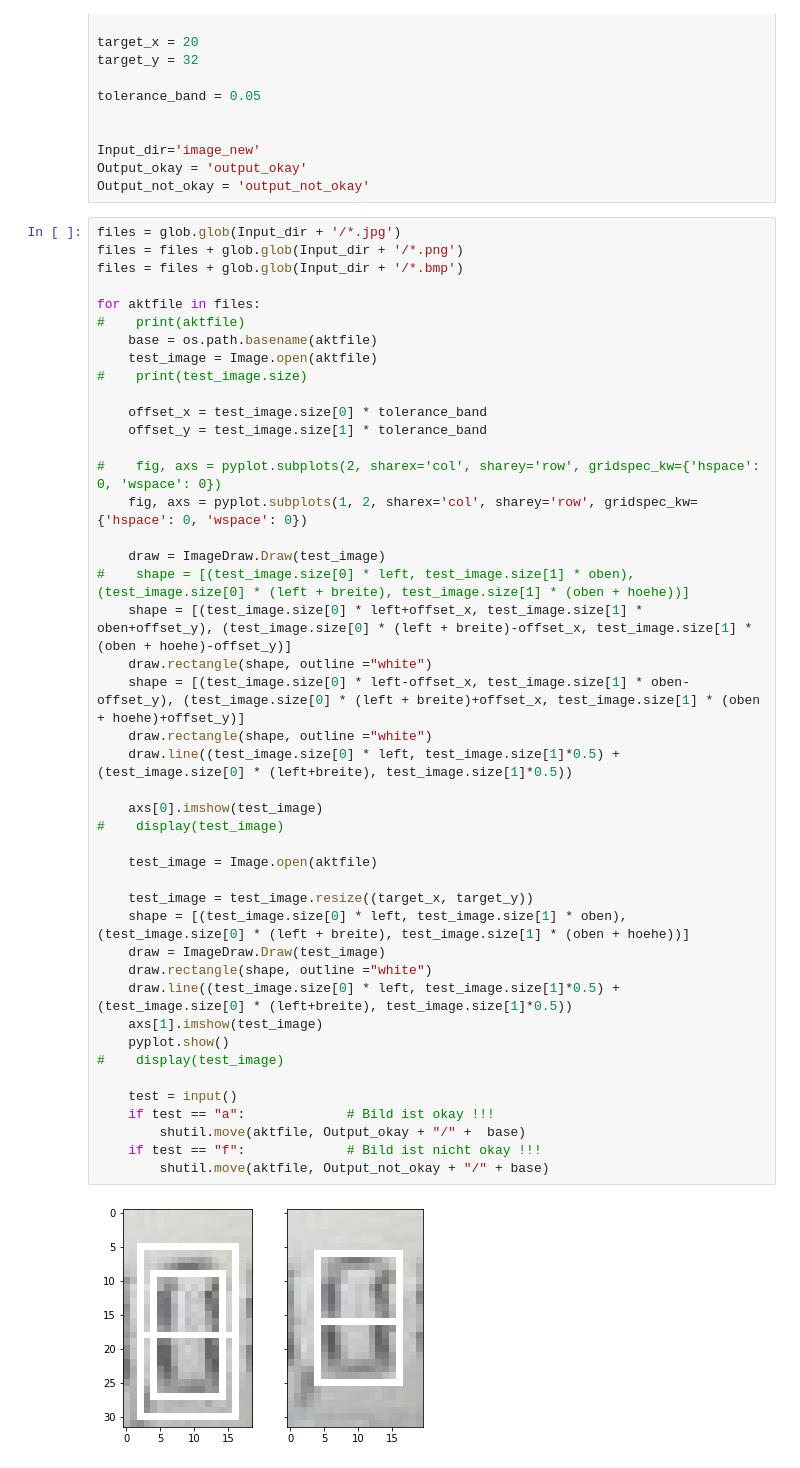
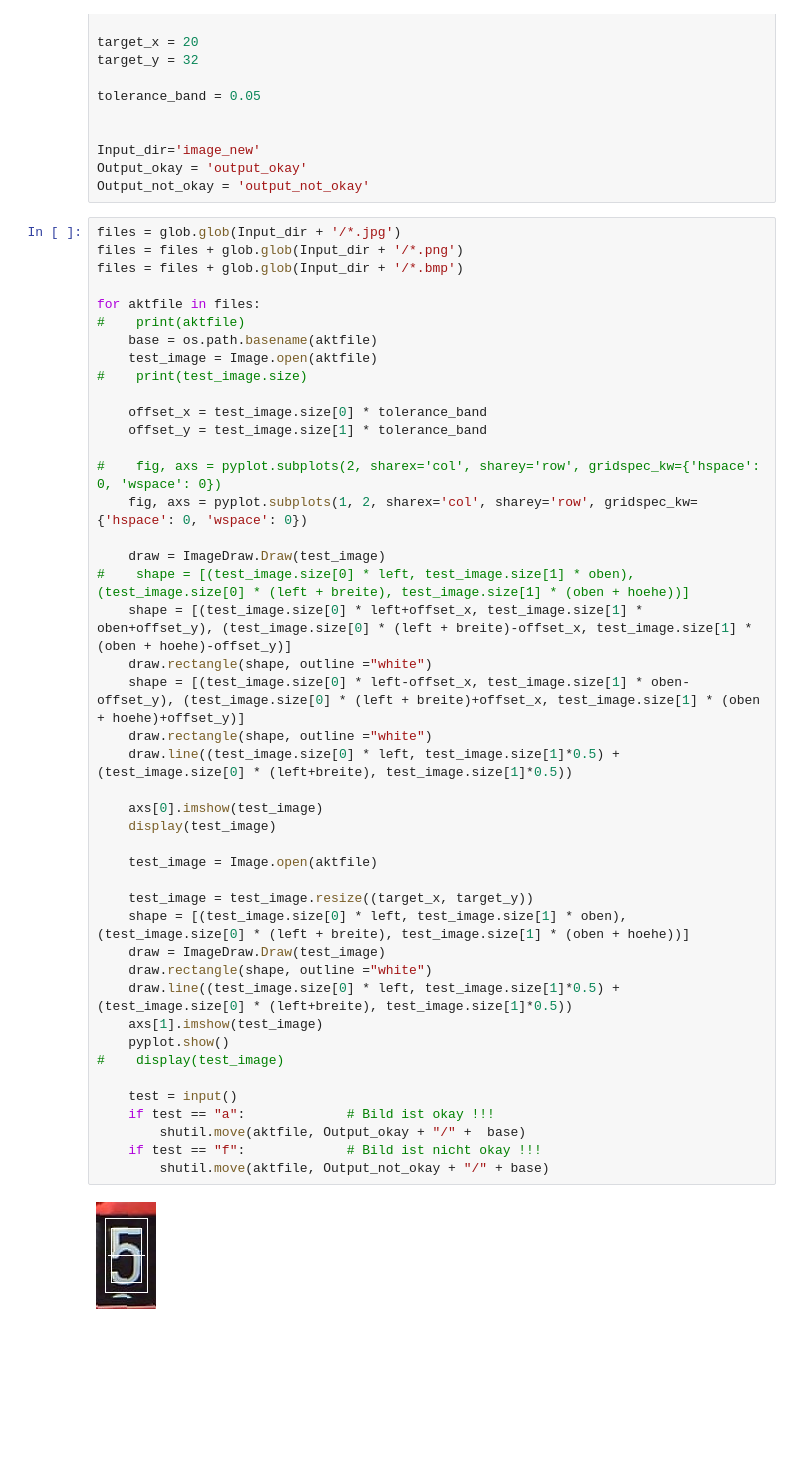
Before and after one commit to jomjol/neural-network-autotrain-digital-counter, a Jupyter notebook: ROI-TestImage.ipynb, the cells around one changed output. Drawn from its saved outputs; the diff is of its cells as text; blank space fills up the shorter version.

Commit message:
new images

```diff
--- a/ROI-TestImage.ipynb
+++ b/ROI-TestImage.ipynb
@@ -36,32 +36,32 @@ for aktfile in files:
 #    fig, axs = pyplot.subplots(2, sharex='col', sharey='row', gridspec_kw={'hspace': 0, 'wspace': 0})
     fig, axs = pyplot.subplots(1, 2, sharex='col', sharey='row', gridspec_kw={'hspace': 0, 'wspace': 0})
 
     draw = ImageDraw.Draw(test_image)
 #    shape = [(test_image.size[0] * left, test_image.size[1] * oben), (test_image.size[0] * (left + breite), test_image.size[1] * (oben + hoehe))]
     shape = [(test_image.size[0] * left+offset_x, test_image.size[1] * oben+offset_y), (test_image.size[0] * (left + breite)-offset_x, test_image.size[1] * (oben + hoehe)-offset_y)]
     draw.rectangle(shape, outline ="white")
     shape = [(test_image.size[0] * left-offset_x, test_image.size[1] * oben-offset_y), (test_image.size[0] * (left + breite)+offset_x, test_image.size[1] * (oben + hoehe)+offset_y)]
     draw.rectangle(shape, outline ="white")
     draw.line((test_image.size[0] * left, test_image.size[1]*0.5) + (test_image.size[0] * (left+breite), test_image.size[1]*0.5))
 
     axs[0].imshow(test_image)
-#    display(test_image)
+    display(test_image)
 
     test_image = Image.open(aktfile)
 
     test_image = test_image.resize((target_x, target_y))
     shape = [(test_image.size[0] * left, test_image.size[1] * oben), (test_image.size[0] * (left + breite), test_image.size[1] * (oben + hoehe))]
     draw = ImageDraw.Draw(test_image)
     draw.rectangle(shape, outline ="white")
     draw.line((test_image.size[0] * left, test_image.size[1]*0.5) + (test_image.size[0] * (left+breite), test_image.size[1]*0.5))
     axs[1].imshow(test_image)
     pyplot.show()
 #    display(test_image)
 
     test = input()
     if test == "a":             # Bild ist okay !!!
         shutil.move(aktfile, Output_okay + "/" +  base)
     if test == "f":             # Bild ist nicht okay !!!
         shutil.move(aktfile, Output_not_okay + "/" + base)
 # %% [output]
-[figure, old version]
+[figure, new version]
```
Also changed, not shown: parts of 1 cell of this notebook, 4 other files.
